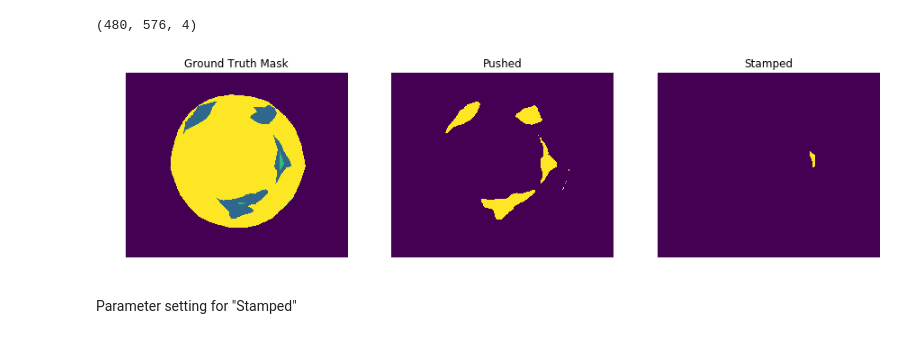
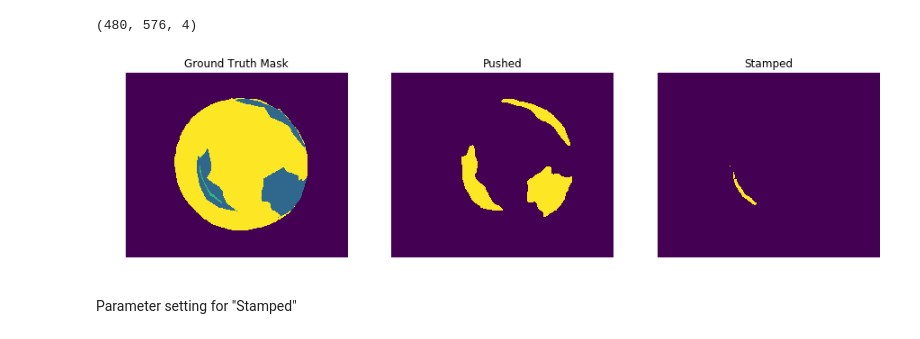
Before and after one commit to jhk0429/Segmentation_project, a Jupyter notebook: Inference.ipynb, the cells around one changed output. Saved outputs shown, nothing was run; the diff lists cells and outputs as text; code cells hidden in the pictures.

```diff
--- a/Inference.ipynb
+++ b/Inference.ipynb
@@ -8,7 +8,9 @@
 #path = 'saved_model_1005_softmax_RMSprop_100_30_0.0005_B8_with_classweights'
 #path = 'saved_model_1005_softmax_RMSprop_50_30_0.0005_B16_with_classweights_100'
 #path = 'saved_model_1005_RMSprop_100_0.0005_B1_classweights_P5_S10'
-path = 'saved_model_1005_RMSprop_80_0.0005_BNone_classweights_P5_S30'
+#path = 'saved_model_1005_RMSprop_80_0.0005_BNone_classweights_P5_S30'
+#path = 'saved_model_1006_Adam_70_0.0005_BNone_classweights_P5_S50'
+path = 'saved_model_1006_RMSprop_70_0.0005_BNone_classweights_P86_S3055'
 # %%
 import tensorflow as tf
 from tensorflow import keras
@@ -140,12 +142,3 @@ import time
 model = tf.saved_model.load(path, tags=[trt.tag_constants.SERVING])
 graph_func = model.signatures[trt.signature_constants.DEFAULT_SERVING_SIGNATURE_DEF_KEY]
 frozen_func = trt.convert_to_constants.convert_variables_to_constants_v2(graph_func)
-# %%
-time_list = []
-pred_mask = []
-
-for image in tqdm(test_x):
-  start = time.time()
-  image = tf.expand_dims(image,0)
-  pred_mask.append(frozen_func(image)) # N, H, W, 3
-  time_list.append(time.time()-start)
@@ -187,19 +264,19 @@ print(np.shape(pred_mask[0][0][0]))
 # %% [output]
 (480, 576, 4)
 # %%
-idx = 37
-#1 6 (16 22) stamp 3 5 14 push
+idx = 3
+
 ex = pred_mask[idx][0][0]
 pushed = np.round(tf.expand_dims(ex[:,:,1], -1))+np.round(tf.expand_dims(ex[:,:,2], -1))
 circle = np.round(tf.expand_dims(ex[:,:,3], -1))
 stamped = np.round(tf.expand_dims(ex[:,:,2], -1))
 
 display([test_y[idx],pushed,stamped])
 #cv2.imwrite("stamped.png", stamped)
 
 #display([tf.expand_dims(ex[:,:,1], -1), tf.expand_dims(ex[:,:,3], -1), tf.expand_dims(ex[:,:,2], -1)])
 # %% [output]
-[figure, old version]
+[figure, new version]
 # %% [markdown]
 Parameter setting for "Stamped"
 # %%
```
Also changed, not shown: parts of 5 cells of this notebook, 1 other file.
